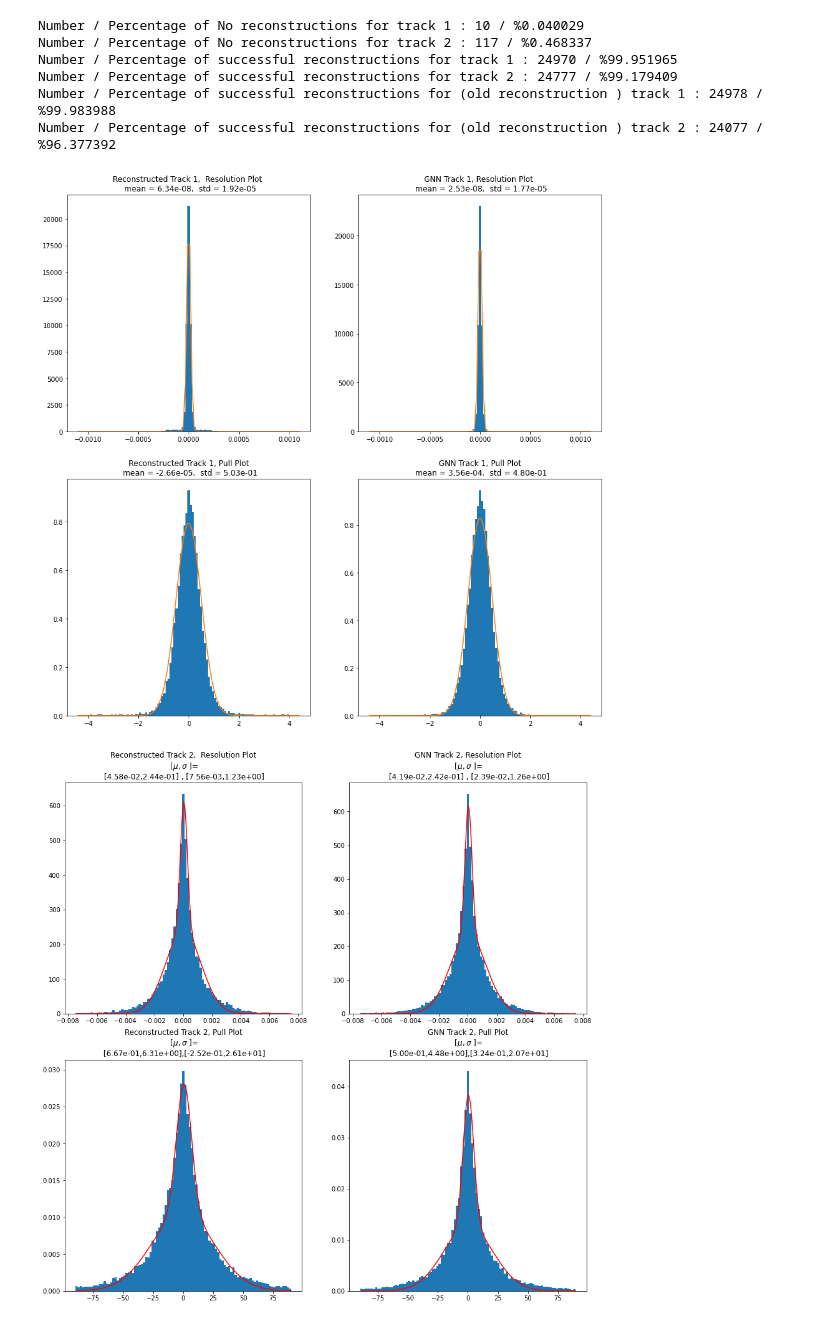
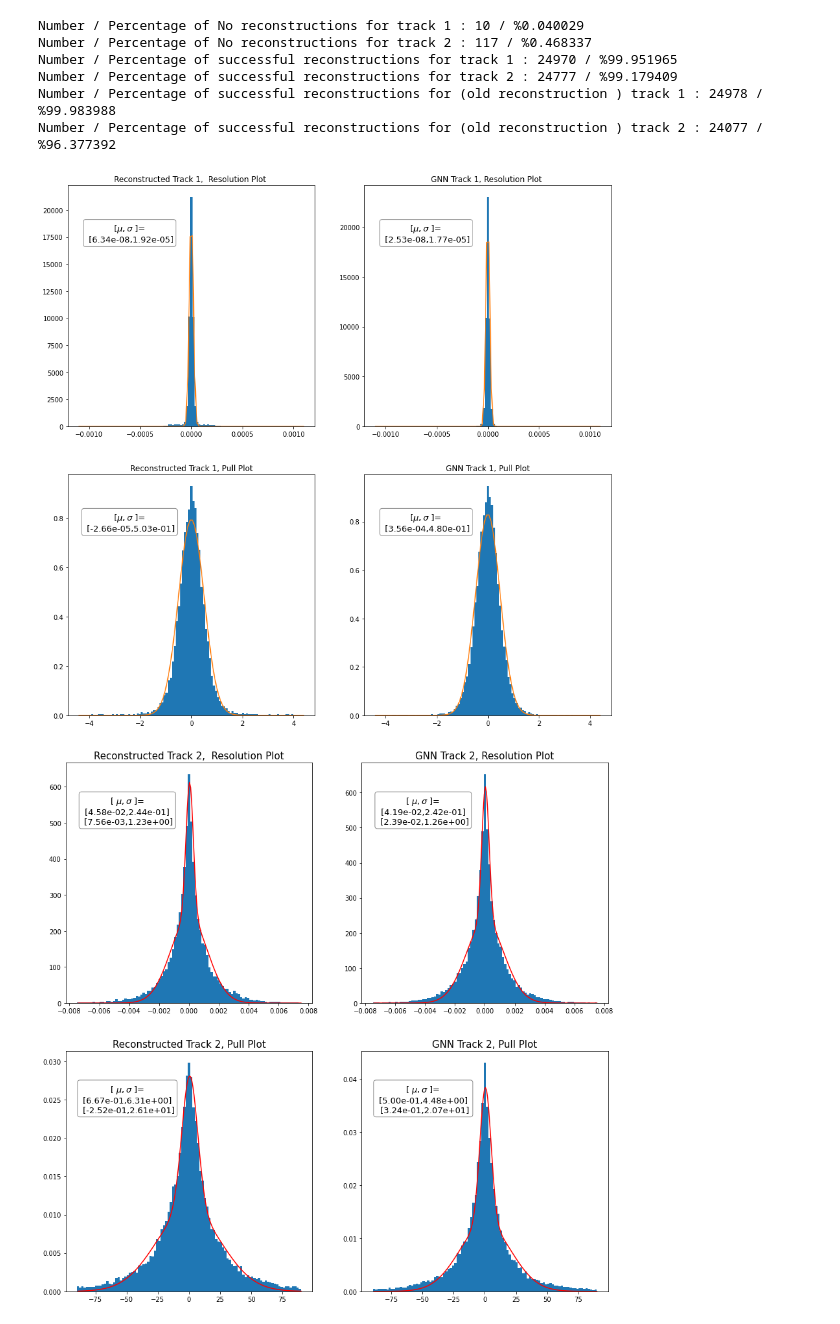
Before and after one commit to marcinwolter/Tracking_student2020, a Jupyter notebook: GNN_MuonE_v1_Robust_mc_recon_comparison.ipynb, the cells around one changed output. Drawn from its saved outputs; the diff is of its cells as text; code cells hidden in the pictures.

```diff
--- a/GNN_MuonE_v1_Robust_mc_recon_comparison.ipynb
+++ b/GNN_MuonE_v1_Robust_mc_recon_comparison.ipynb
@@ -1130,7 +1130,11 @@ for i,[title,fitdata] in enumerate(error_list.items()):
     x = np.linspace(xmin, xmax, 100)
     y = norm.pdf(x, mean, std)
     supress_ = plt.plot(x, y)
-    title = title+"\n mean = {:.2e},  std = {:.2e}".format(mean, std)
+
+    stats_='[$ \mu,\sigma $ ]= \n [{:.2e},{:.2e}]' .format( mean , std )
+    bbox_props = dict(boxstyle="round", fc="w", ec="0.5", alpha=0.9)
+    ax_list.text(0.25, 0.8, stats_, ha="center", va="center", size=13,
+        bbox=bbox_props, transform=ax_list.transAxes)
 
   plt.title(title)
 
@@ -1169,35 +1173,40 @@ for i,[title,fitdata] in enumerate(error_list2.items()):
     #a = norm.pdf(x, loc=0, scale=1)
 
 
   if i>1:
 
     [a,b]=np.histogram(fitdata2,bins=np.linspace(-out_lim,out_lim,200),density=True)
     b= b[1:]
     params,cov=curve_fit(double_gauss,b,a)
     plt.plot(b,double_gauss(b,*params),color='red')
-    title += '\n [$ \mu,\sigma $ ]= \n [{:.2e},{:.2e}],[{:.2e},{:.2e}]'.format( params[0], np.abs(params[1]) ,params[3], np.abs(params[4])  )
 
   else:
     '''
     mean,std=norm.fit(fitdata2)
     xmin, xmax = plt.xlim()
     x = np.linspace(xmin, xmax, 100)
     y = norm.pdf(x, mean, std)
     supress_ = plt.plot(x, y)
     title = title+" mean = %.2f,  std = %.2f" % (mean, std)'''
 
     #[a,b]=np.histogram(fitdata2,bins=np.linspace(-out_lim,out_lim,100),density=True)
     [a,b]=np.histogram(fitdata2,bins=np.linspace(-limit,limit,200),density=True)
     b=b[1:]
     params,cov=curve_fit(double_gauss,b*1000,a,maxfev=10000)
+
     plt.plot(b,double_gauss(b*1000,*params),color='red')
-    title += '\n [$ \mu,\sigma $ ]= \n [{:.2e},{:.2e}] , [{:.2e},{:.2e}]'.format( params[0], np.abs(params[1]) ,params[3], np.abs(params[4])  )
+  stats_='[ $ \mu,\sigma $ ]= \n [{:.2e},{:.2e}] \n [{:.2e},{:.2e}]'.format( params[0], np.abs(params[1]) ,params[3], np.abs(params[4]) )
+  bbox_props = dict(boxstyle="round", fc="w", ec="0.5", alpha=0.9)
+  ax_list.text(0.25, 0.8, stats_, ha="center", va="center", size=13,
+        bbox=bbox_props, transform=ax_list.transAxes)
 
 
 
-  plt.title(title)
+  plt.title(title,size=15)
+  extent = ax_list.get_window_extent().transformed(fig.dpi_scale_trans.inverted())
+  #plt.savefig('/content/drive/My Drive/MuonE_tracking/'+title+'.png',bbox_inches=extent.expanded(1.2, 1.2))
 
 fig.show()
 # %% [output]
-[figure, old version]
+[figure, new version]
-[figure, old version]
+[figure, new version]
```
